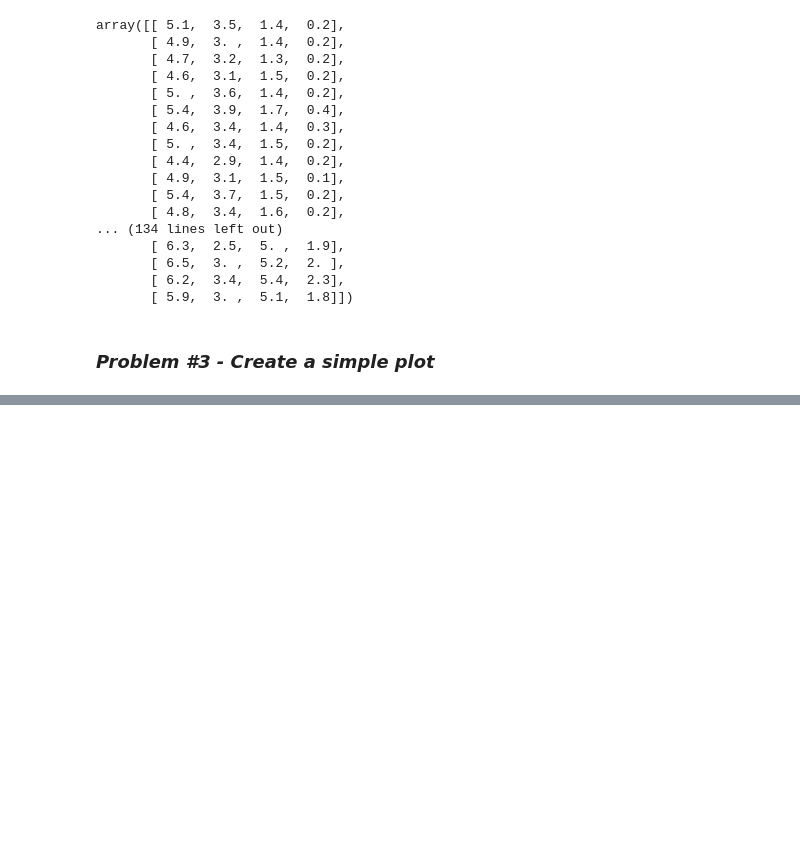
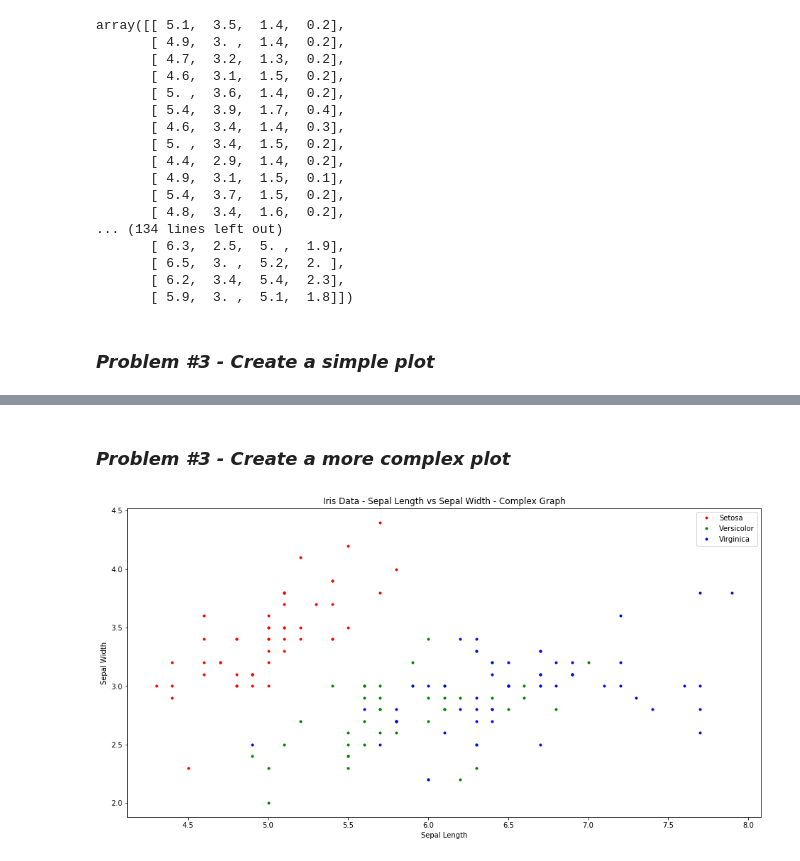
Before and after one commit to SnoW246/Emerging-Technologies, a Jupyter notebook: Jupyter, Numpy & Pyplot/Iris-Data-Set.ipynb, the cells around one changed output, grey strips where cells are left out. Cells and saved outputs as stored; diff of their text form; code cells hidden in the pictures; blank space fills up the shorter version.

```diff
--- a/Jupyter, Numpy & Pyplot/Iris-Data-Set.ipynb
+++ b/Jupyter, Numpy & Pyplot/Iris-Data-Set.ipynb
@@ -83,0 +84,17 @@ plt.show()
+# %% [markdown]
+### *Problem #3 - Create a more complex plot*
+# %%
+# Adapted from https://plot.ly/python/ipython-notebook-tutorial/
+# Declaration amd labeling of individual iris group points, using extended slices syntax [begin:end:step] to achieve that
+plt.plot(sepalLength[0:50:1], sepalWidth[0:50:1], 'r.', label='Setosa')
+plt.plot(sepalLength[50:100:1], sepalWidth[50:100:1], 'g.', label='Versicolor')
+plt.plot(sepalLength[100:150:1], sepalWidth[100:150:1], 'b.', label='Virginica')
+# Displaying individual labels
+plt.xlabel('Sepal Length')
+plt.ylabel('Sepal Width')
+plt.title('Iris Data - Sepal Length vs Sepal Width - Complex Graph')
+plt.legend()
+# Displaying the graph
+plt.show()
+# %% [output]
+[figure, added]
```
Also changed, not shown: parts of 1 cell of this notebook.
